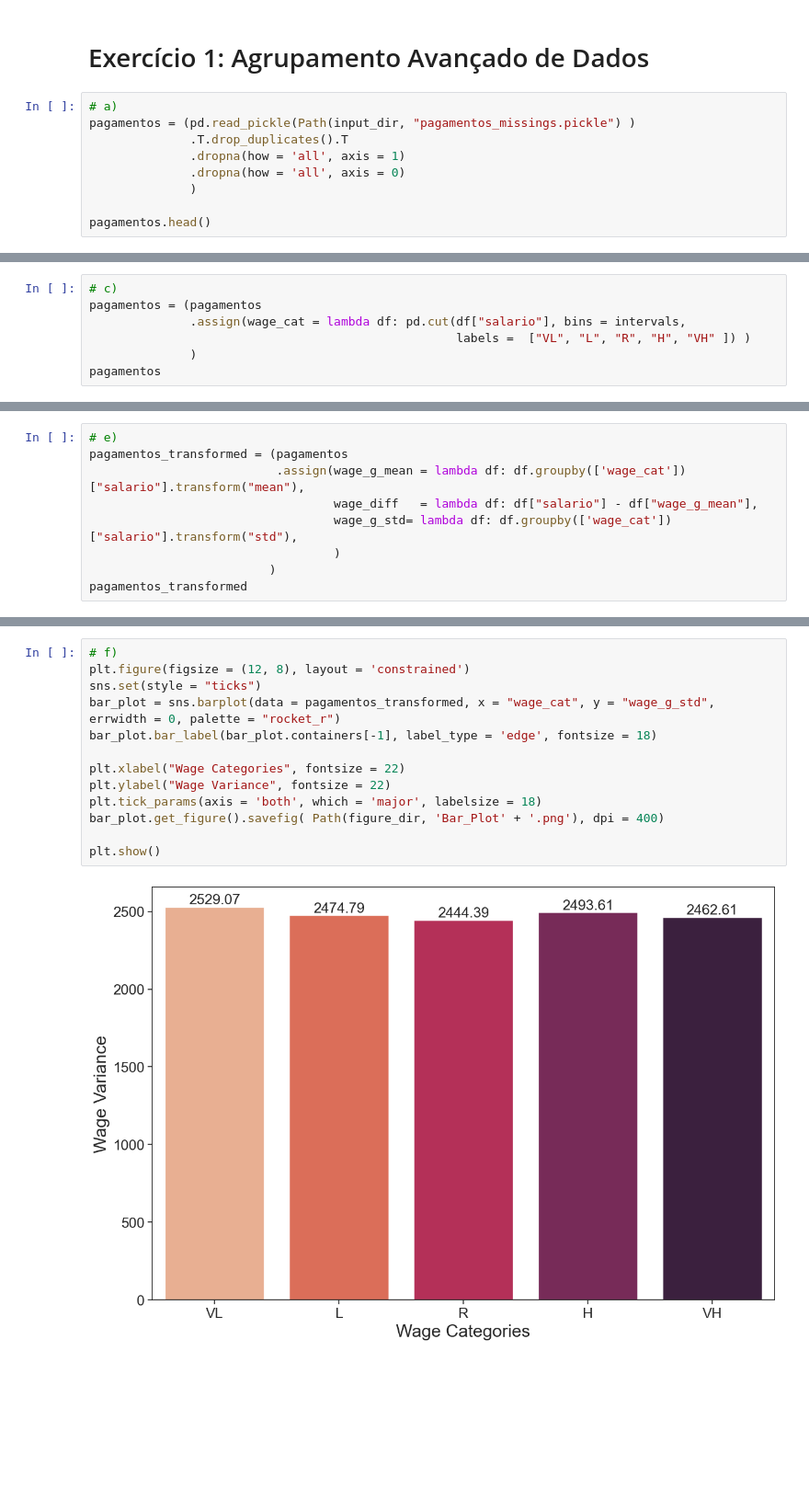
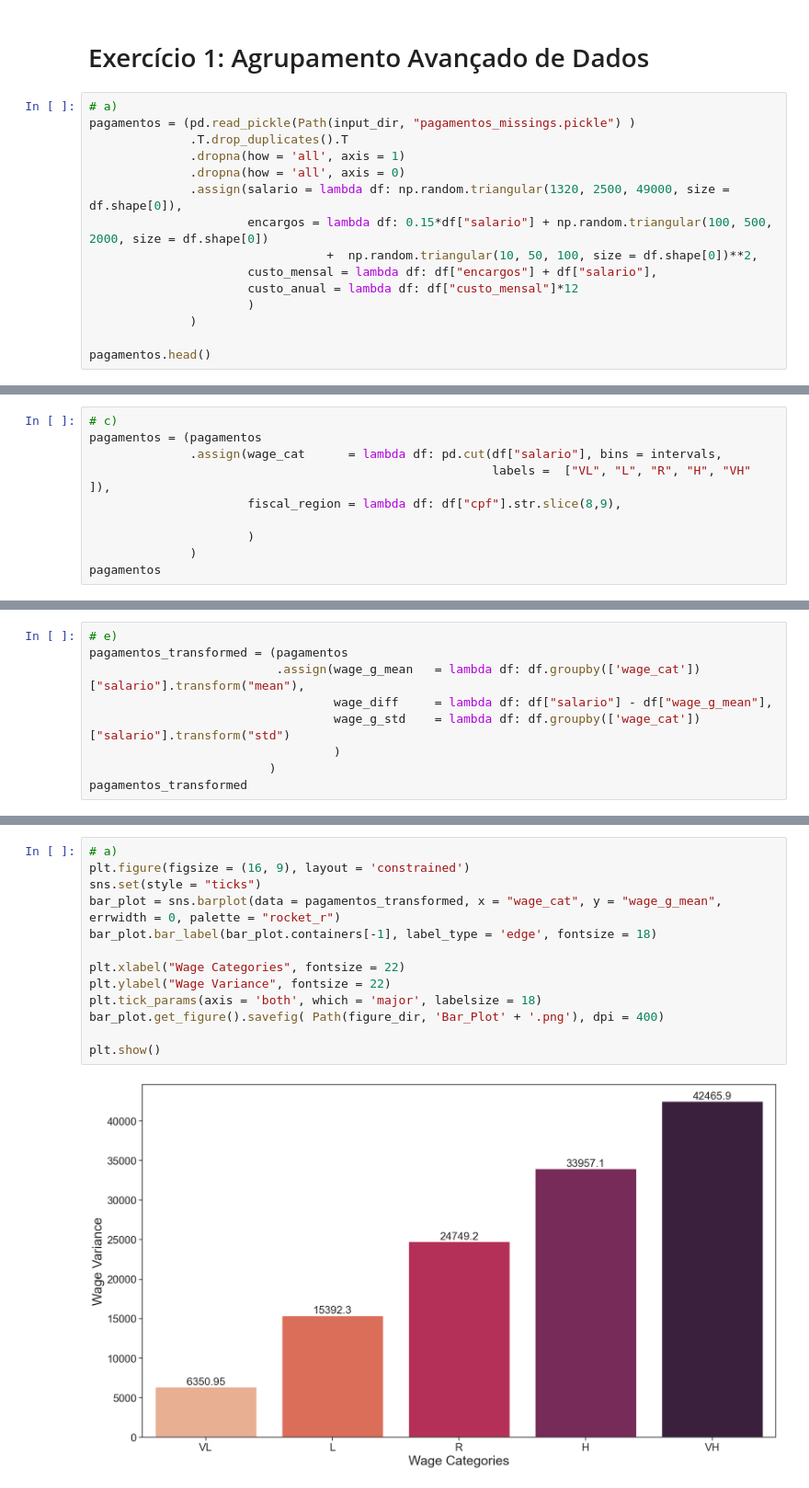
Before and after one commit to jorgenviana/esm_selection, a Jupyter notebook: Code/Aula 06.ipynb, the cells around one changed output, grey strips where cells are left out. Shown at 92% size. Drawn from its saved outputs; the diff is of its cells as text; blank space fills up the shorter version.

```diff
--- a/Code/Aula 06.ipynb
+++ b/Code/Aula 06.ipynb
@@ -31,6 +32,12 @@ pagamentos = (pd.read_pickle(Path(input_dir, "pagamentos_missings.pickle") )
               .T.drop_duplicates().T
               .dropna(how = 'all', axis = 1)
               .dropna(how = 'all', axis = 0)
+              .assign(salario = lambda df: np.random.triangular(1320, 2500, 49000, size = df.shape[0]),
+                      encargos = lambda df: 0.15*df["salario"] + np.random.triangular(100, 500, 2000, size = df.shape[0])
+                                 +  np.random.triangular(10, 50, 100, size = df.shape[0])**2,
+                      custo_mensal = lambda df: df["encargos"] + df["salario"],
+                      custo_anual = lambda df: df["custo_mensal"]*12
+                      )
               )
 
 pagamentos.head()
@@ -54,8 +61,11 @@ array([ 1349.02001953,  9879.33632813, 18409.65263672, 26939.96894531,
 # %%
 # c)
 pagamentos = (pagamentos
-              .assign(wage_cat = lambda df: pd.cut(df["salario"], bins = intervals,
-                                                   labels =  ["VL", "L", "R", "H", "VH" ]) )
+              .assign(wage_cat      = lambda df: pd.cut(df["salario"], bins = intervals,
+                                                        labels =  ["VL", "L", "R", "H", "VH" ]),
+                      fiscal_region = lambda df: df["cpf"].str.slice(8,9),
+
+                      )
               )
 pagamentos
 # %% [output]
@@ -94,9 +104,9 @@ pagamentos_aggregated
 # %%
 # e)
 pagamentos_transformed = (pagamentos
-                          .assign(wage_g_mean = lambda df: df.groupby(['wage_cat'])["salario"].transform("mean"),
-                                  wage_diff   = lambda df: df["salario"] - df["wage_g_mean"],
-                                  wage_g_std= lambda df: df.groupby(['wage_cat'])["salario"].transform("std"),
+                          .assign(wage_g_mean   = lambda df: df.groupby(['wage_cat'])["salario"].transform("mean"),
+                                  wage_diff     = lambda df: df["salario"] - df["wage_g_mean"],
+                                  wage_g_std    = lambda df: df.groupby(['wage_cat'])["salario"].transform("std")
                                   )
                          )
 pagamentos_transformed
@@ -117,16 +129,16 @@ pagamentos_transformed
 # %%
-# f)
-plt.figure(figsize = (12, 8), layout = 'constrained')
+# a)
+plt.figure(figsize = (16, 9), layout = 'constrained')
 sns.set(style = "ticks")
-bar_plot = sns.barplot(data = pagamentos_transformed, x = "wage_cat", y = "wage_g_std",  errwidth = 0, palette = "rocket_r")
+bar_plot = sns.barplot(data = pagamentos_transformed, x = "wage_cat", y = "wage_g_mean",  errwidth = 0, palette = "rocket_r")
 bar_plot.bar_label(bar_plot.containers[-1], label_type = 'edge', fontsize = 18)
 
 plt.xlabel("Wage Categories", fontsize = 22)
 plt.ylabel("Wage Variance", fontsize = 22)
 plt.tick_params(axis = 'both', which = 'major', labelsize = 18)
 bar_plot.get_figure().savefig( Path(figure_dir, 'Bar_Plot' + '.png'), dpi = 400)
 
 plt.show()
 # %% [output]
-[figure, old version]
+[figure, new version]
 # %%
```
Also changed, not shown: parts of 11 cells of this notebook, 1 other file.
